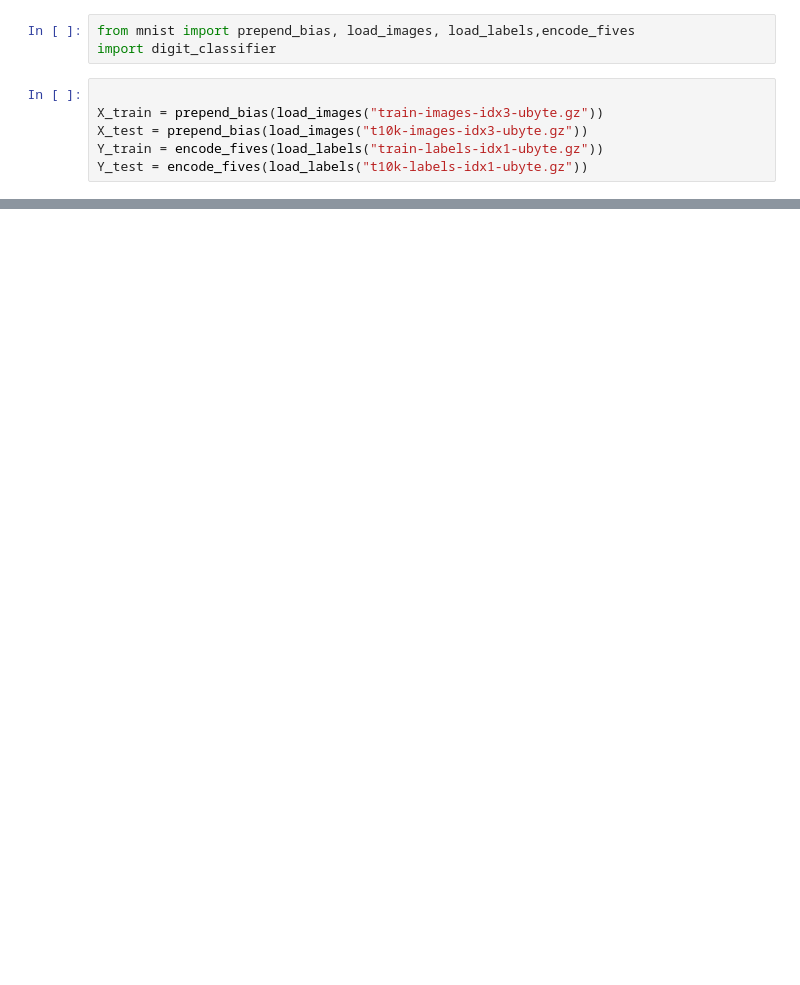
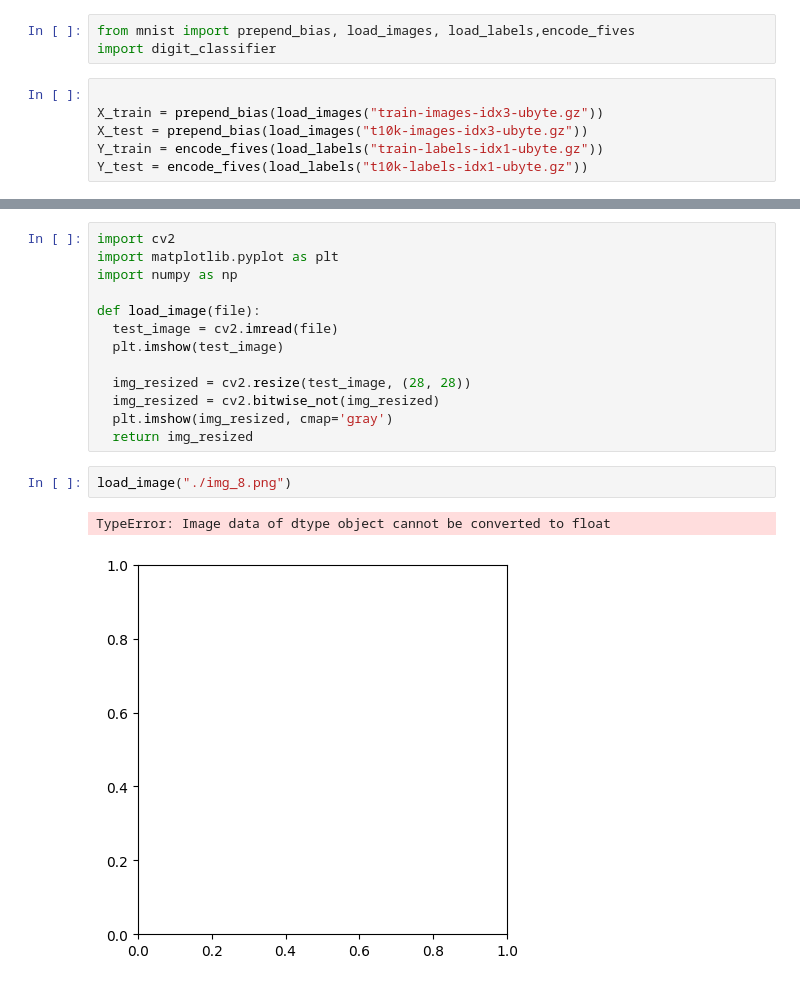
Before and after one commit to DanyelMorales/MLLearneerRepo, a Jupyter notebook: 02_mnist.ipynb, the cells around one changed output, grey strips where cells are left out. Saved outputs shown, nothing was run; the diff lists cells and outputs as text; blank space fills up the shorter version.

```diff
--- a/02_mnist.ipynb
+++ b/02_mnist.ipynb
@@ -69,0 +78,18 @@ digit_classifier.test(X_test, Y_test, w)
+# %%
+import cv2
+import matplotlib.pyplot as plt
+import numpy as np
+
+def load_image(file):
+  test_image = cv2.imread(file)
+  plt.imshow(test_image)
+
+  img_resized = cv2.resize(test_image, (28, 28))
+  img_resized = cv2.bitwise_not(img_resized)
+  plt.imshow(img_resized, cmap='gray')
+  return img_resized
+# %%
+load_image("./img_8.png")
+# %% [output]
+TypeError: Image data of dtype object cannot be converted to float
+[figure, added]
```
Also changed, not shown: parts of 9 cells of this notebook.
